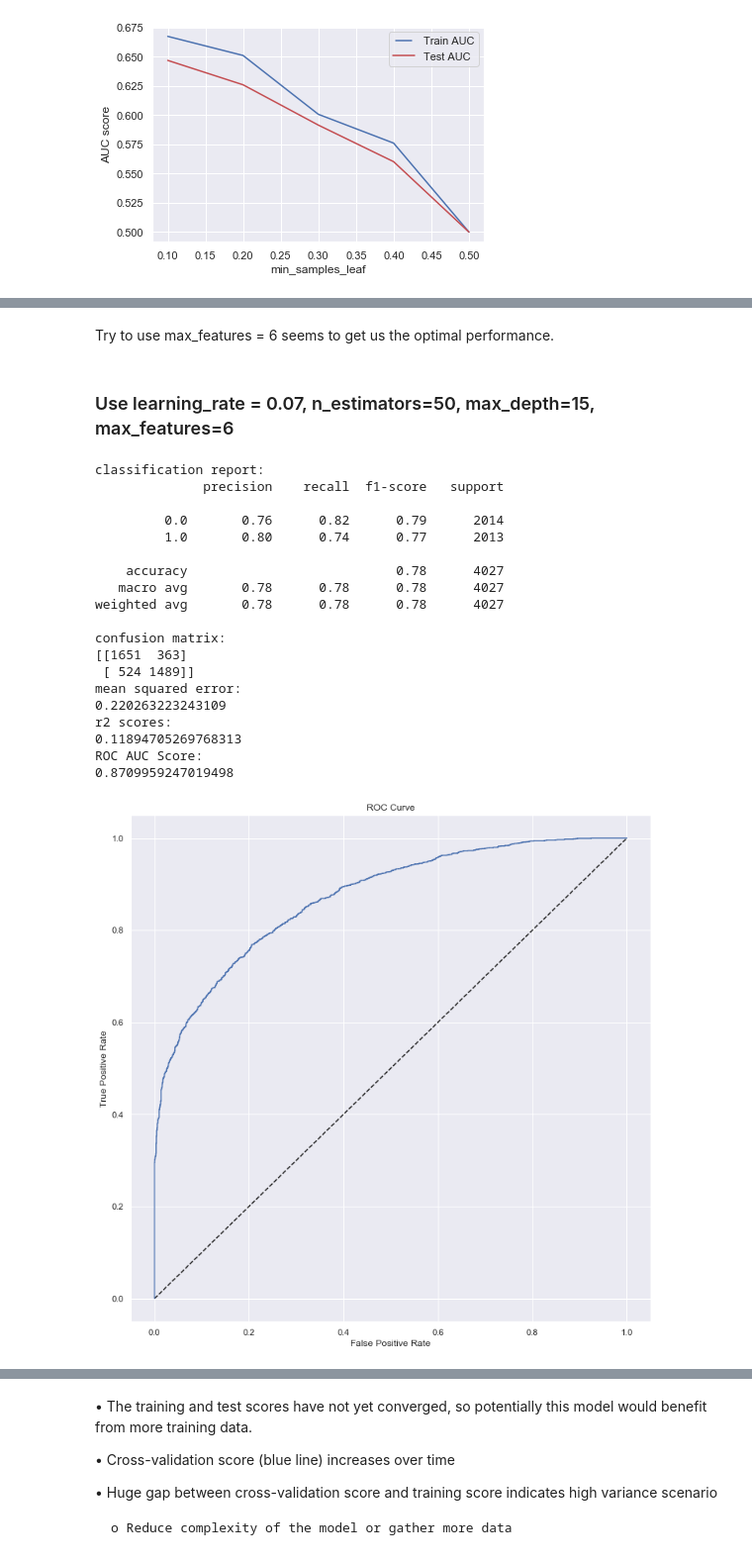
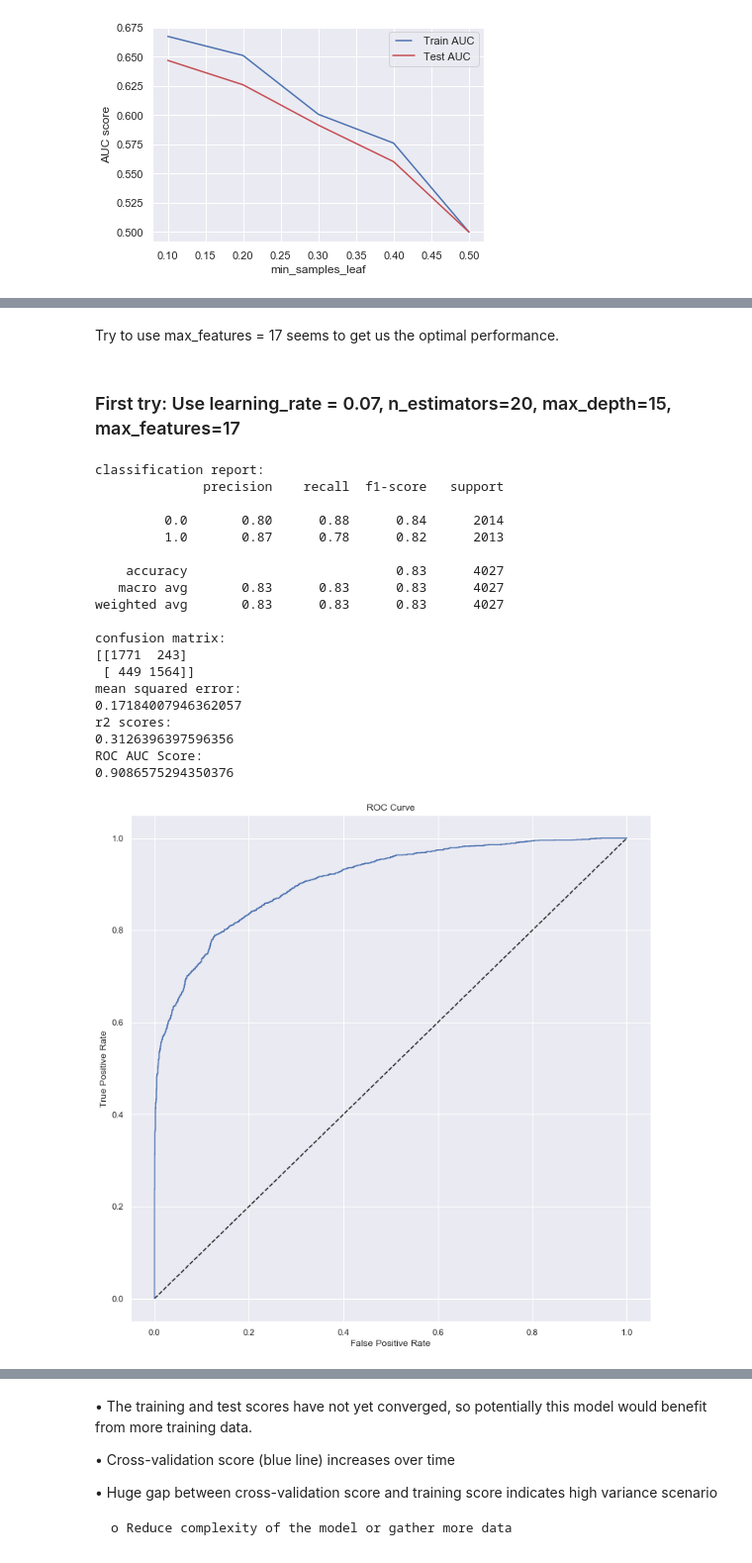
Before and after one commit to YF4GitHub/Chun-Zhi-Jiao, a Jupyter notebook: Capstone-Project1/Machine Learning.ipynb, the cells around one changed output, grey strips where cells are left out. Shown at 99% size. Saved outputs shown, nothing was run; the diff lists cells and outputs as text; code cells hidden in the pictures.

```diff
--- a/Capstone-Project1/Machine Learning.ipynb
+++ b/Capstone-Project1/Machine Learning.ipynb
@@ -1793,31 +1920,31 @@ choose_GB_max_features (X_train, X_test, y_train, y_test)
 # %% [markdown]
-Try to use max_features = 6 seems to get us the optimal performance.
+Try to use max_features = 17 seems to get us the optimal performance.
 # %% [markdown]
-### Use learning_rate = 0.07, n_estimators=50, max_depth=15, max_features=6
+### First try: Use learning_rate = 0.07, n_estimators=20, max_depth=15, max_features=17
 # %%
-m = GradientBoostingClassifier(learning_rate=0.07, n_estimators=50,max_depth=15,max_features=6)
+m = GradientBoostingClassifier(learning_rate=0.07, n_estimators=20,max_depth=15,max_features=17)
 run_train_testing_split(m, X_train, X_test, y_train, y_test)
 # %% [output]
 classification report:
               precision    recall  f1-score   support
 
-         0.0       0.76      0.82      0.79      2014
-         1.0       0.80      0.74      0.77      2013
+         0.0       0.80      0.88      0.84      2014
+         1.0       0.87      0.78      0.82      2013
 
-    accuracy                           0.78      4027
-   macro avg       0.78      0.78      0.78      4027
-weighted avg       0.78      0.78      0.78      4027
+    accuracy                           0.83      4027
+   macro avg       0.83      0.83      0.83      4027
+weighted avg       0.83      0.83      0.83      4027
 
 confusion matrix:
-[[1651  363]
- [ 524 1489]]
+[[1771  243]
+ [ 449 1564]]
 mean squared error:
-0.220263223243109
+0.17184007946362057
 r2 scores:
-0.11894705269768313
+0.3126396397596356
 ROC AUC Score:
-0.8709959247019498
+0.9086575294350376
-[figure, old version]
+[figure, new version]
 # %%
 get_cross_val_scores(m, X_test, y_test, n_CV)
 # %% [output]
```
Also changed, not shown: parts of 76 cells of this notebook.
